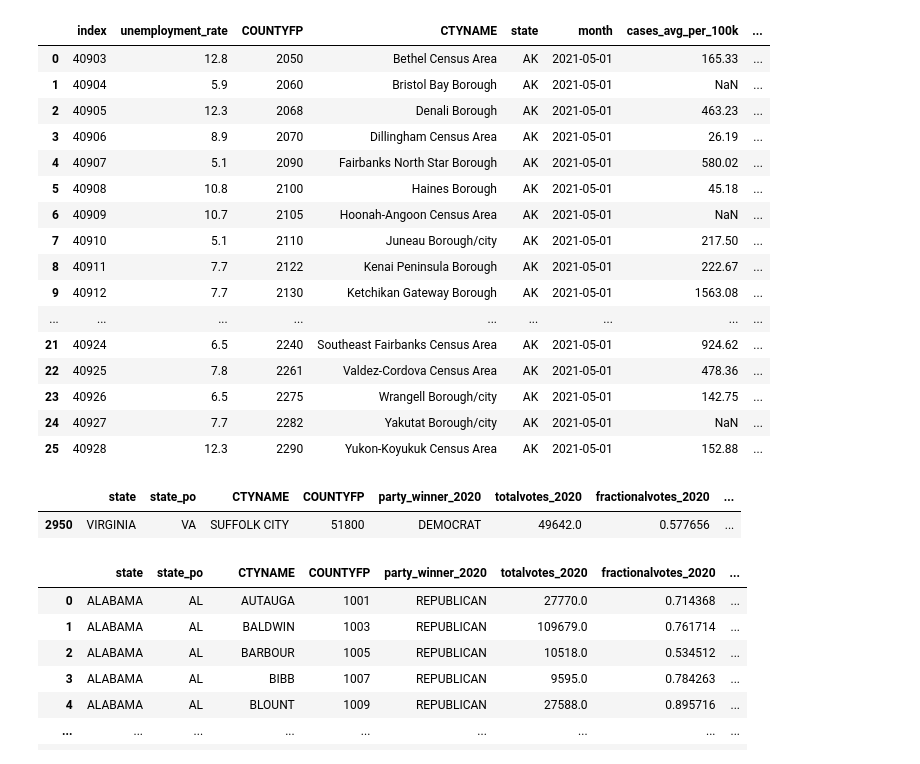
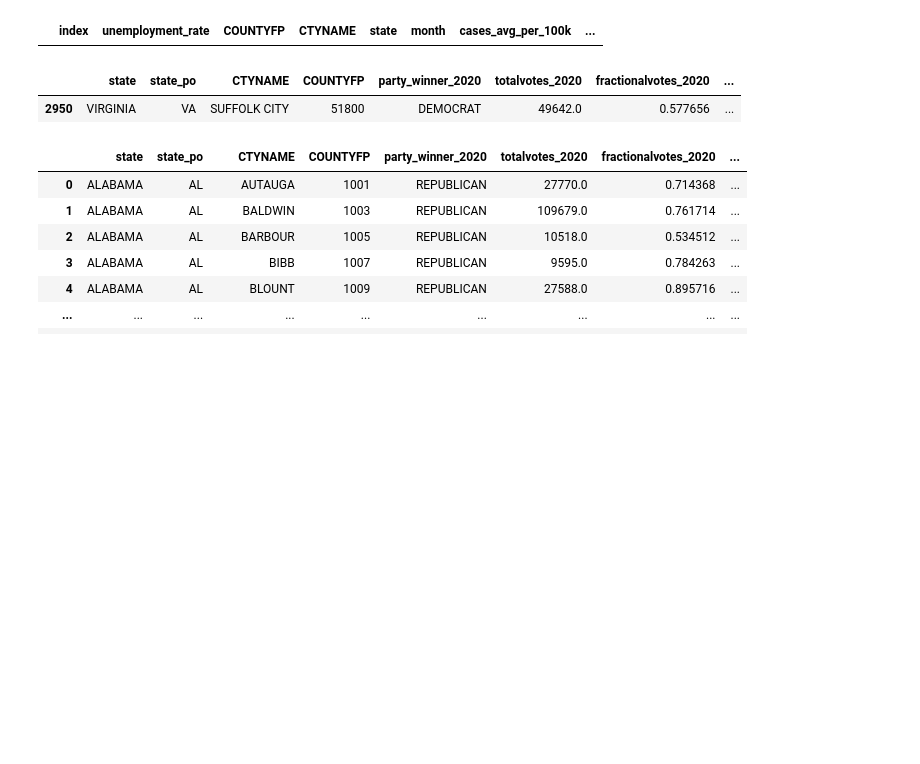
Before and after one commit to sjtalkar/Milestone1BPresidentialElectionAndCovid, a Jupyter notebook: CodeForPresidentialElectionsAndCovid/CovidVsUnemployment.ipynb, the cells around one changed output. Drawn from its saved outputs; the diff is of its cells as text; code cells hidden in the pictures; blank space fills up the shorter version.

```diff
--- a/CodeForPresidentialElectionsAndCovid/CovidVsUnemployment.ipynb
+++ b/CodeForPresidentialElectionsAndCovid/CovidVsUnemployment.ipynb
@@ -108,5 +138,5 @@ def getUnemploymentRate():
 # %%
-unemployment_covid_df = getUnemploymentRate()
+unemployment_covid_df = getUnemploymentRate("county")
 unemployment_covid_df.dropna(inplace=True)
 unemployment_covid_df
 # %% [output]
@@ -154,23 +172,7 @@ unemployment_covid_df[unemployment_covid_df["party_winner_2020"].isnull()].reset
 # %%
-unemployment_covid_df[(unemployment_covid_df["party_winner_2020"].isnull()) & (unemployment_covid_df["state"] == "AK") & (unemployment_covid_df["month"] == unemployment_covid_df["month"][0])].reset_index()
+unemployment_covid_df[(unemployment_covid_df["party"].isnull()) & (unemployment_covid_df["state"] == "AK") & (unemployment_covid_df["month"] == unemployment_covid_df["month"][0])].reset_index()
 # %% [output]
 |  | index | unemployment_rate | COUNTYFP | CTYNAME | state | month | cases_avg_per_100k | ... |
-| 0 | 40903 | 12.8 | 2050 | Bethel Census Area | AK | 2021-05-01 | 165.33 | ... |
-| 1 | 40904 | 5.9 | 2060 | Bristol Bay Borough | AK | 2021-05-01 | NaN | ... |
-| 2 | 40905 | 12.3 | 2068 | Denali Borough | AK | 2021-05-01 | 463.23 | ... |
-| 3 | 40906 | 8.9 | 2070 | Dillingham Census Area | AK | 2021-05-01 | 26.19 | ... |
-| 4 | 40907 | 5.1 | 2090 | Fairbanks North Star Borough | AK | 2021-05-01 | 580.02 | ... |
-| 5 | 40908 | 10.8 | 2100 | Haines Borough | AK | 2021-05-01 | 45.18 | ... |
-| 6 | 40909 | 10.7 | 2105 | Hoonah-Angoon Census Area | AK | 2021-05-01 | NaN | ... |
-| 7 | 40910 | 5.1 | 2110 | Juneau Borough/city | AK | 2021-05-01 | 217.50 | ... |
-| 8 | 40911 | 7.7 | 2122 | Kenai Peninsula Borough | AK | 2021-05-01 | 222.67 | ... |
-| 9 | 40912 | 7.7 | 2130 | Ketchikan Gateway Borough | AK | 2021-05-01 | 1563.08 | ... |
-| ... | ... | ... | ... | ... | ... | ... | ... | ... |
-| 21 | 40924 | 6.5 | 2240 | Southeast Fairbanks Census Area | AK | 2021-05-01 | 924.62 | ... |
-| 22 | 40925 | 7.8 | 2261 | Valdez-Cordova Census Area | AK | 2021-05-01 | 478.36 | ... |
-| 23 | 40926 | 6.5 | 2275 | Wrangell Borough/city | AK | 2021-05-01 | 142.75 | ... |
-| 24 | 40927 | 7.7 | 2282 | Yakutat Borough/city | AK | 2021-05-01 | NaN | ... |
-| 25 | 40928 | 12.3 | 2290 | Yukon-Koyukuk Census Area | AK | 2021-05-01 | 152.88 | ... |
 # %%
 election_df = getElectionData()
 election_df[election_df["COUNTYFP"]==51800]
```
Also changed, not shown: parts of 16 cells of this notebook, 4 other files.
